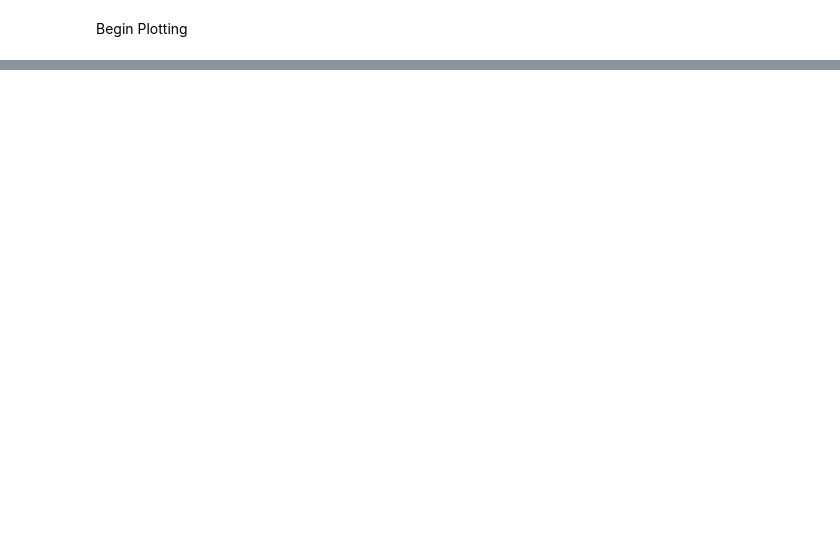
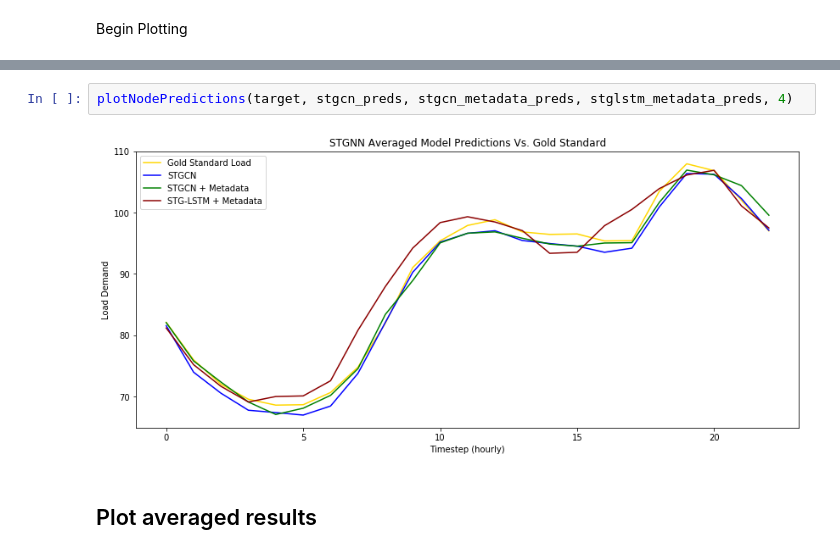
Before and after one commit to austnbell/energyDemand, a Jupyter notebook: evaluation/finalEval.ipynb, the cells around one changed output, grey strips where cells are left out. Saved outputs shown, nothing was run; the diff lists cells and outputs as text; blank space fills up the shorter version.

```diff
--- a/evaluation/finalEval.ipynb
+++ b/evaluation/finalEval.ipynb
@@ -47,0 +83,6 @@ plotPredictions(target, stgcn_preds, stgcn_metadata_preds, 1300, 20)
+# %%
+plotNodePredictions(target, stgcn_preds, stgcn_metadata_preds, stglstm_metadata_preds, 4)
+# %% [output]
+[figure, added]
+# %% [markdown]
+## Plot averaged results
```
Also changed, not shown: parts of 10 cells of this notebook, 12 other files.
